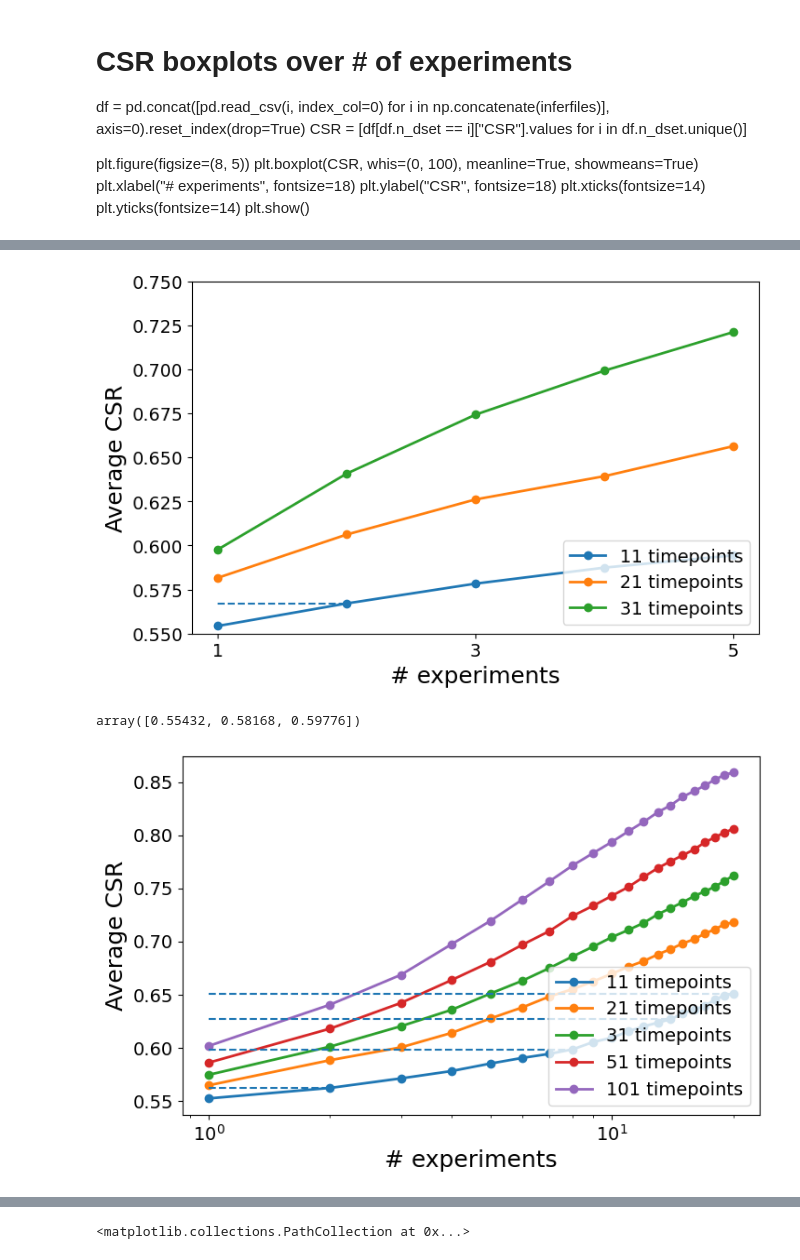
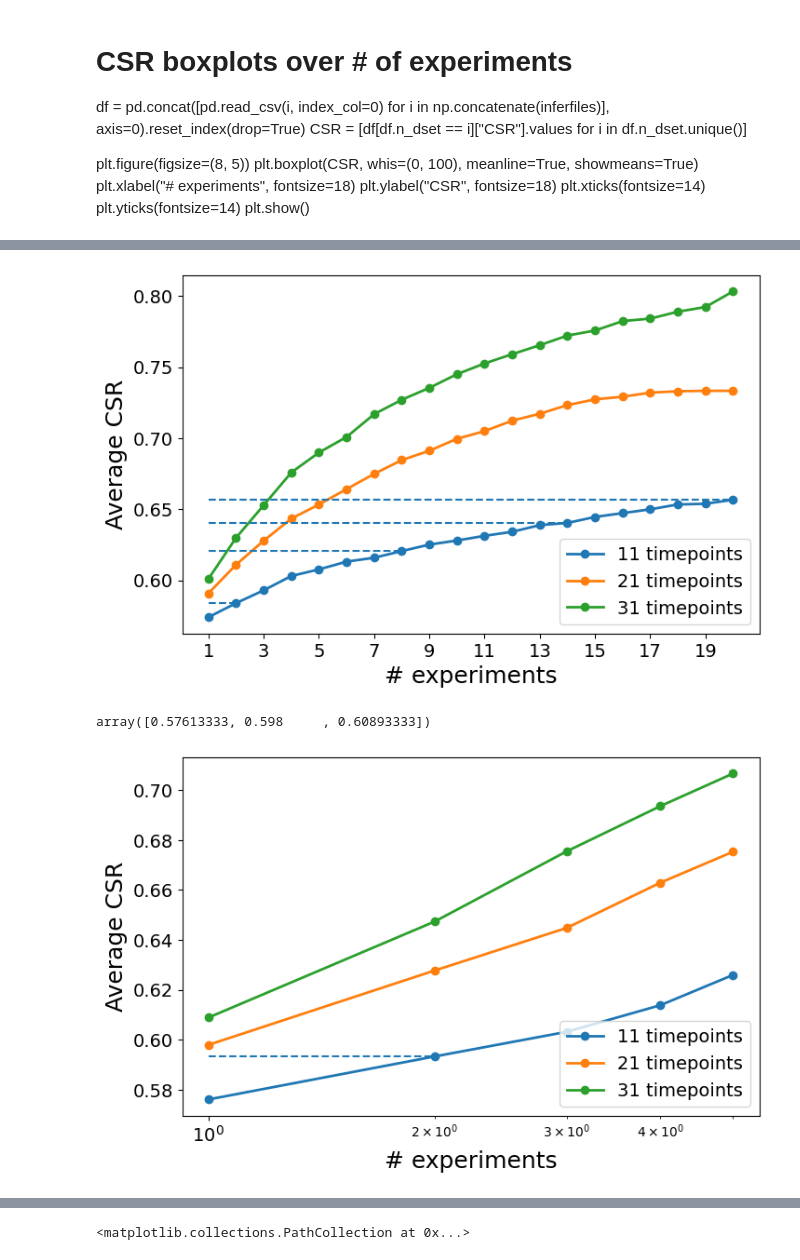
Before and after one commit to joaovaleriano/gLV_OED, a Jupyter notebook: notebooks/analysis_all_growth2.ipynb, the cells around one changed output, grey strips where cells are left out. Drawn from its saved outputs; the diff is of its cells as text; code cells hidden in the pictures.

```diff
--- a/notebooks/analysis_all_growth2.ipynb
+++ b/notebooks/analysis_all_growth2.ipynb
@@ -23,7 +23,7 @@ def natural_sort(l):
                                    for c in re.split('([0-9]+)', key)]
     return sorted(l, key=alphanum_key)
 # %%
-datapath = "../experiment_outputs/test_growth3_env_noise0.1/"
+datapath = "../experiment_outputs/test_growth2_env_noise0.1/"
 log = h5py.File(f"{datapath}/data_generation_log.h5", "r")
 
 print(f"n_species = {log.attrs['n_species']}")
@@ -193,48 +189,48 @@ for i in range(len(log.attrs["n_samples"])):
 # %%
 # average CSR over time
 avgCSR = np.zeros((len(log.attrs["avg_samp_dt"]), len(df["n_init_cond"].unique())))
 for i in range(len(log.attrs["avg_samp_dt"])):
     df = pd.concat([pd.read_csv(k, index_col=0)
                    for k in inferfiles[i]], axis=0).reset_index(drop=True)
 
     for j in range(len(df["n_init_cond"].unique())):
         n_init_cond = df["n_init_cond"].unique()[j]
         avgCSR[i, j] = df[df["n_init_cond"] ==
                           n_init_cond]["CSR"].values.mean()
 
 labels = [f"{i} timepoints" for i in log.attrs["n_samples"]]
 plt.figure(figsize=(8, 5))
 for i in range(len(avgCSR)):
     plt.plot(np.arange(1, len(avgCSR[i])+1),
              avgCSR[i], "-o", lw=2, label=labels[i])
 plt.legend(loc="lower right", fontsize=14)
 plt.xlabel("# experiments", fontsize=18)
 plt.ylabel("Average CSR", fontsize=18)
 plt.xticks(np.arange(1, len(CSR)+1, 2), fontsize=14)
-plt.yticks(np.arange(0.55, 0.8, 0.025), fontsize=14)
+# plt.yticks(np.arange(0.55, 0.8, 0.025), fontsize=14)
 plt.yticks(fontsize=14)
-plt.ylim(0.55, 0.75)
+# plt.ylim(0.55, 0.8)
 for i in range(1, len(avgCSR[0]), 6):
     plt.hlines(avgCSR[0, i], 1, i+1, color="C0", ls="--")
     # plt.hlines(avgCSR[1,i], 1, i+1, color="C1")
 plt.show()
 # %% [output]
-[figure, old version]
+[figure, new version]
 # %%
 avgCSR[:,0]
 # %% [output]
-array([0.55432, 0.58168, 0.59776])
+array([0.57613333, 0.598     , 0.60893333])
 # %%
 # average CSR over time
-avgCSR = np.zeros((len(log.attrs["avg_samp_dt"]), 20))
+avgCSR = np.zeros((len(log.attrs["avg_samp_dt"]), len(df["n_init_cond"].unique())))
 for i in range(len(log.attrs["avg_samp_dt"])):
     df = pd.concat([pd.read_csv(k, index_col=0)
                    for k in inferfiles[i]], axis=0).reset_index(drop=True)
 
-    for j in range(20):
-        n_dset = df["n_dset"].unique()[j]
-        avgCSR[i, j] = df[df["n_dset"] ==
-                          n_dset]["CSR"].values.mean()
+    for j in range(len(df["n_init_cond"].unique())):
+        n_init_cond = df["n_init_cond"].unique()[j]
+        avgCSR[i, j] = df[df["n_init_cond"] ==
+                          n_init_cond]["CSR"].values.mean()
 
 labels = [f"{i} timepoints" for i in log.attrs["n_samples"]]
 plt.figure(figsize=(8, 5))
@@ -252,7 +248,7 @@ for i in range(1, len(avgCSR[0]), 6):
 plt.xscale("log")
 plt.show()
 # %% [output]
-[figure, old version]
+[figure, new version]
 # %%
 def dot_mean(m):
     avg_cos = 0
```
Also changed, not shown: parts of 9 cells of this notebook, 2 other files.
